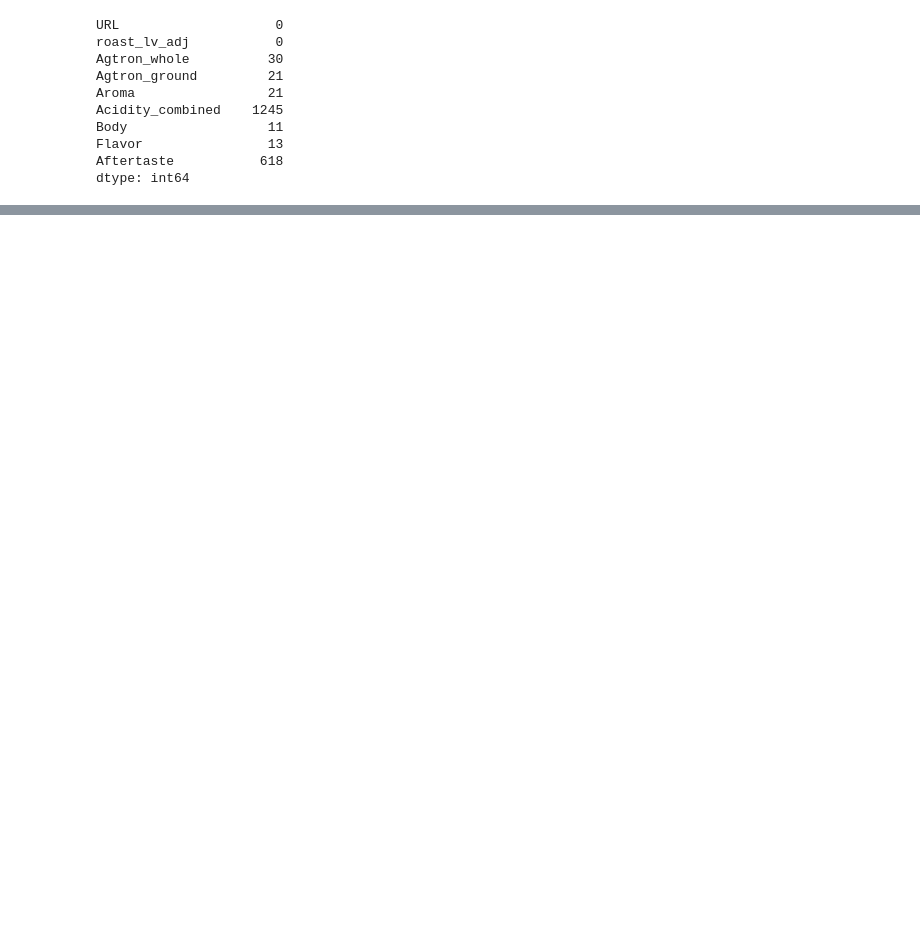
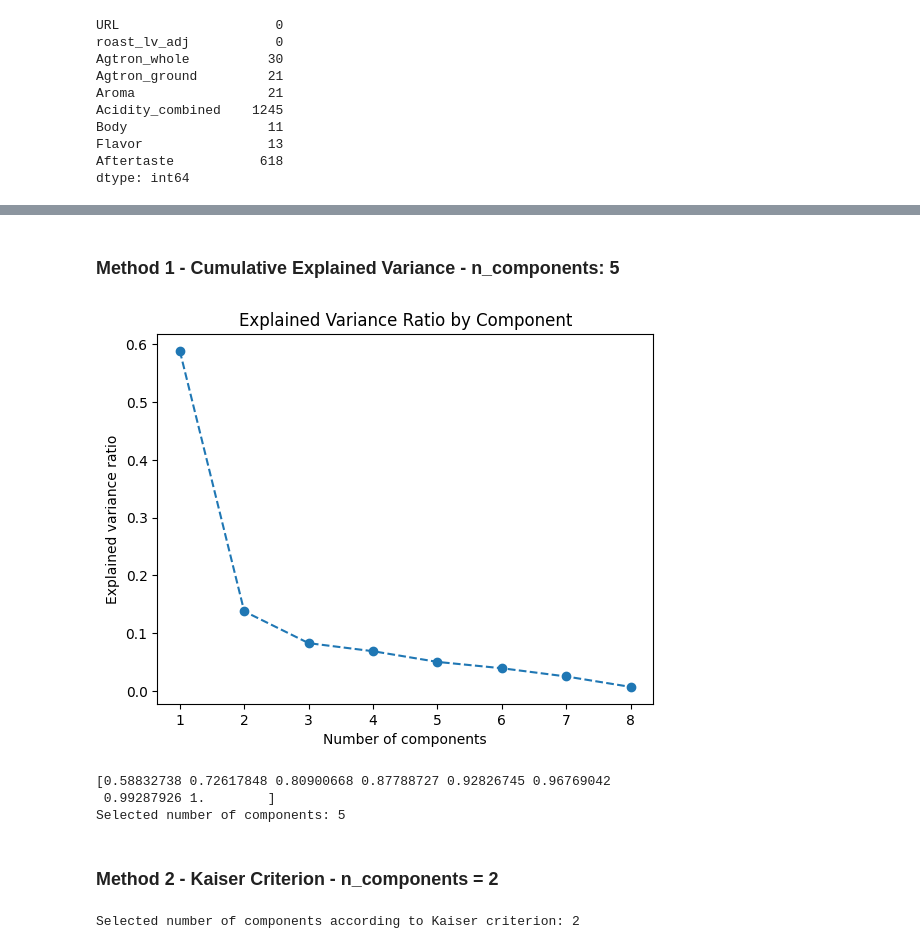
Before and after one commit to zehaog2/Coffee-Rating, a Jupyter notebook: Xin/05_Clustering.ipynb, the cells around one changed output, grey strips where cells are left out. Drawn from its saved outputs; the diff is of its cells as text; code cells hidden in the pictures; blank space fills up the shorter version.

```diff
--- a/Xin/05_Clustering.ipynb
+++ b/Xin/05_Clustering.ipynb
@@ -237,0 +514,30 @@ train_df_1.to_csv("../data/clustering_train.csv", index=False)
+# %% [markdown]
+### Method 1 - Cumulative Explained Variance - n_components: 5
+# %%
+# Plot the explained variance ratio for each component
+plt.plot(range(1, len(pca.explained_variance_ratio_) + 1),
+         pca.explained_variance_ratio_, marker='o', linestyle='--')
+plt.xlabel('Number of components')
+plt.ylabel('Explained variance ratio')
+plt.title('Explained Variance Ratio by Component')
+plt.show()
+
+# Cumulative variance
+cumulative_variance = pca.explained_variance_ratio_.cumsum()
+print(cumulative_variance)
+# Select the number of components that explain at least 90% variance
+n_components = (cumulative_variance >= 0.90).argmax() + 1
+print(f'Selected number of components: {n_components}')
+# %% [output]
+[figure, added]
+[0.58832738 0.72617848 0.80900668 0.87788727 0.92826745 0.96769042
+ 0.99287926 1.        ]
+Selected number of components: 5
+# %% [markdown]
+### Method 2 - Kaiser Criterion - n_components = 2
+# %%
+# Select components with eigenvalues greater than 1
+n_components_kaiser = sum(pca.explained_variance_ > 1)
+print(f'Selected number of components according to Kaiser criterion: {n_components_kaiser}')
+# %% [output]
+Selected number of components according to Kaiser criterion: 2
```
Also changed, not shown: parts of 87 cells of this notebook, 4 other files.
